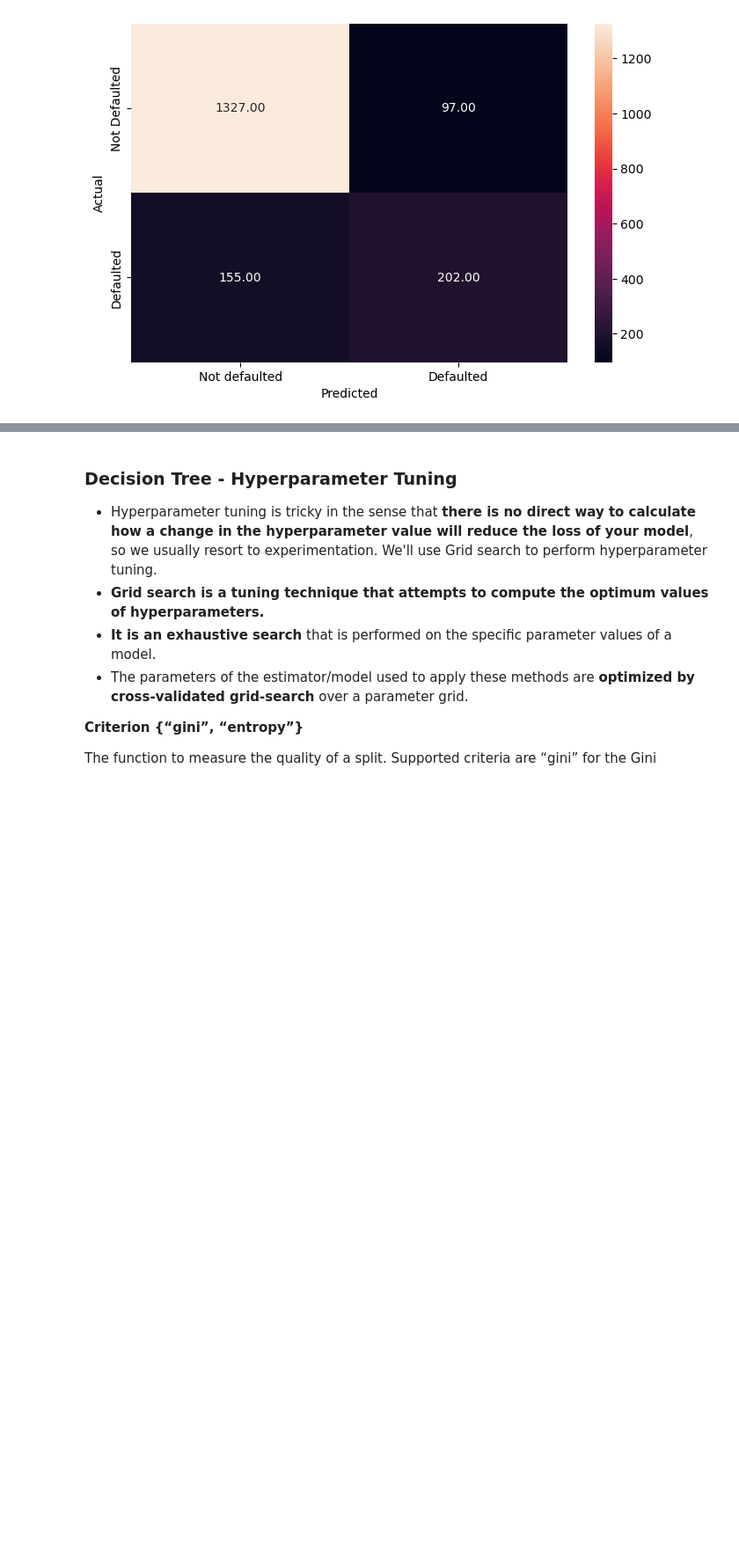
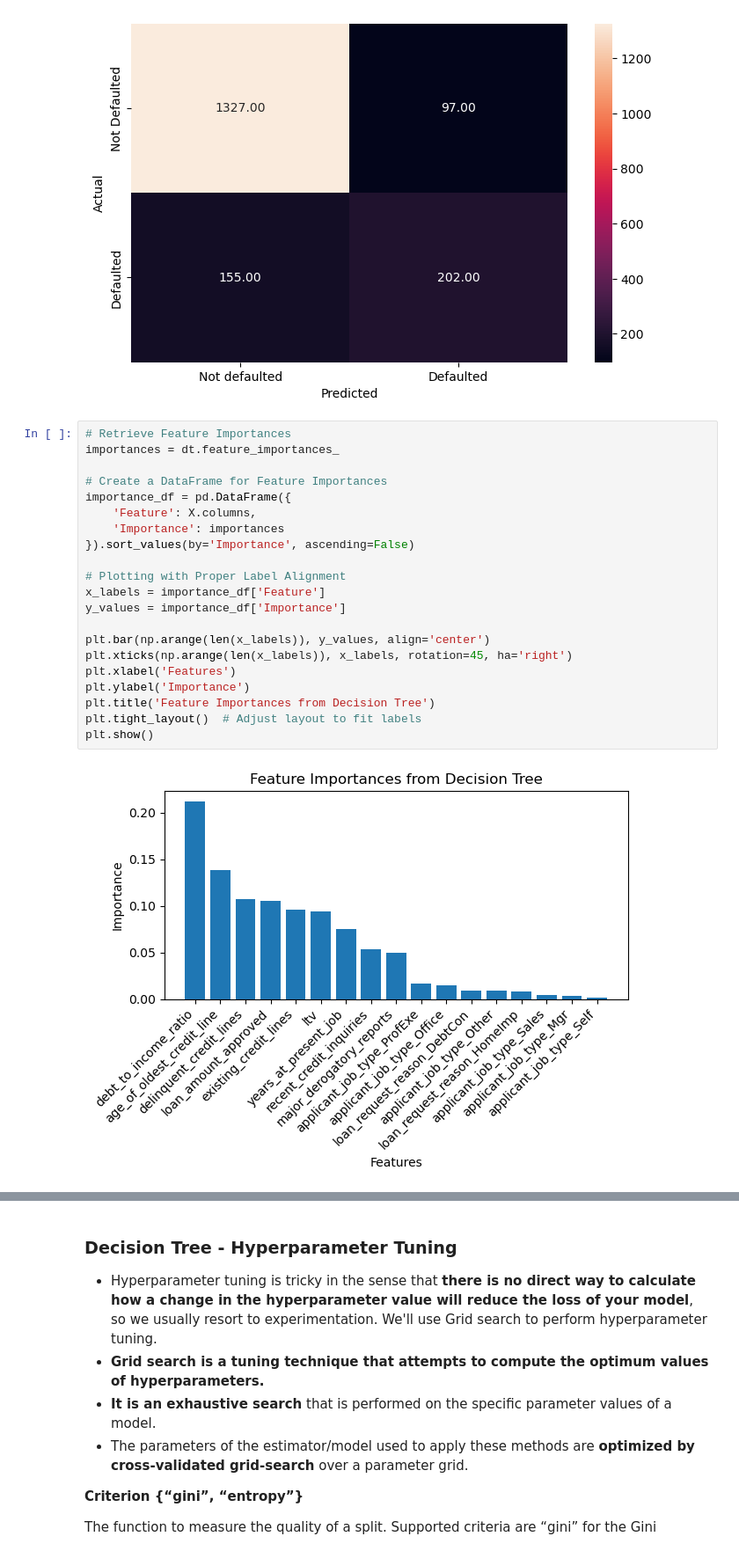
Before and after one commit to vmagar1729/analytiqbit, a Jupyter notebook: notebooks/Capstone_Project_Reference_Notebook_Loan_Default_Prediction_Full_Code.ipynb, the cells around one changed output, grey strips where cells are left out. Shown at 88% size. Cells and saved outputs as stored; diff of their text form; blank space fills up the shorter version.

```diff
--- a/notebooks/Capstone_Project_Reference_Notebook_Loan_Default_Prediction_Full_Code.ipynb
+++ b/notebooks/Capstone_Project_Reference_Notebook_Loan_Default_Prediction_Full_Code.ipynb
@@ -1878,3 +1897,26 @@ Total expected profit: 7501717.5 with confidence of: 1.0
    macro avg       0.79      0.75      0.76      1781
 weighted avg       0.85      0.86      0.85      1781
 [figure]
+# %%
+# Retrieve Feature Importances
+importances = dt.feature_importances_
+
+# Create a DataFrame for Feature Importances
+importance_df = pd.DataFrame({
+    'Feature': X.columns,
+    'Importance': importances
+}).sort_values(by='Importance', ascending=False)
+
+# Plotting with Proper Label Alignment
+x_labels = importance_df['Feature']
+y_values = importance_df['Importance']
+
+plt.bar(np.arange(len(x_labels)), y_values, align='center')
+plt.xticks(np.arange(len(x_labels)), x_labels, rotation=45, ha='right')
+plt.xlabel('Features')
+plt.ylabel('Importance')
+plt.title('Feature Importances from Decision Tree')
+plt.tight_layout()  # Adjust layout to fit labels
+plt.show()
+# %% [output]
+[figure, added]
```
Also changed, not shown: parts of 10 cells of this notebook.
